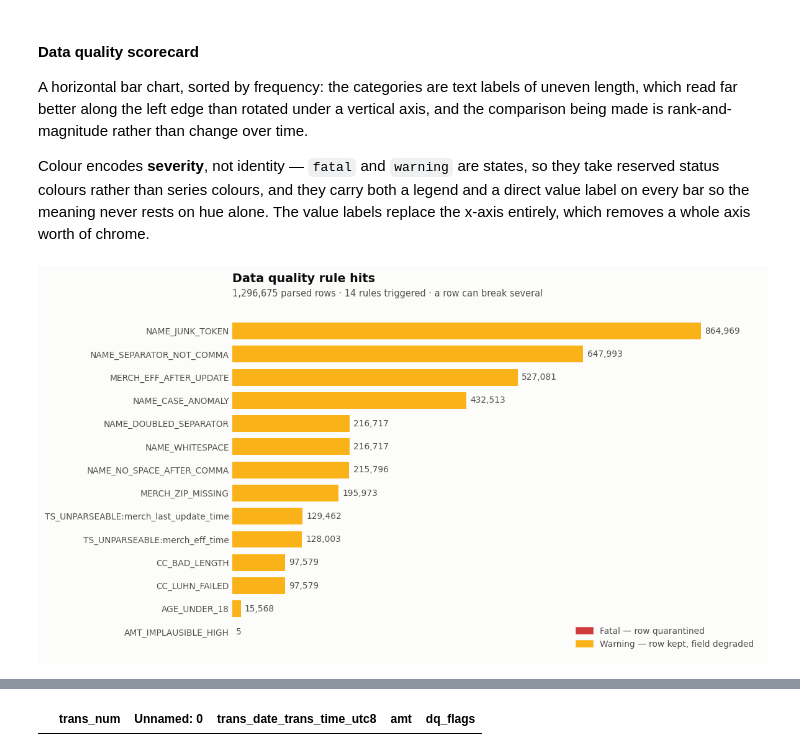
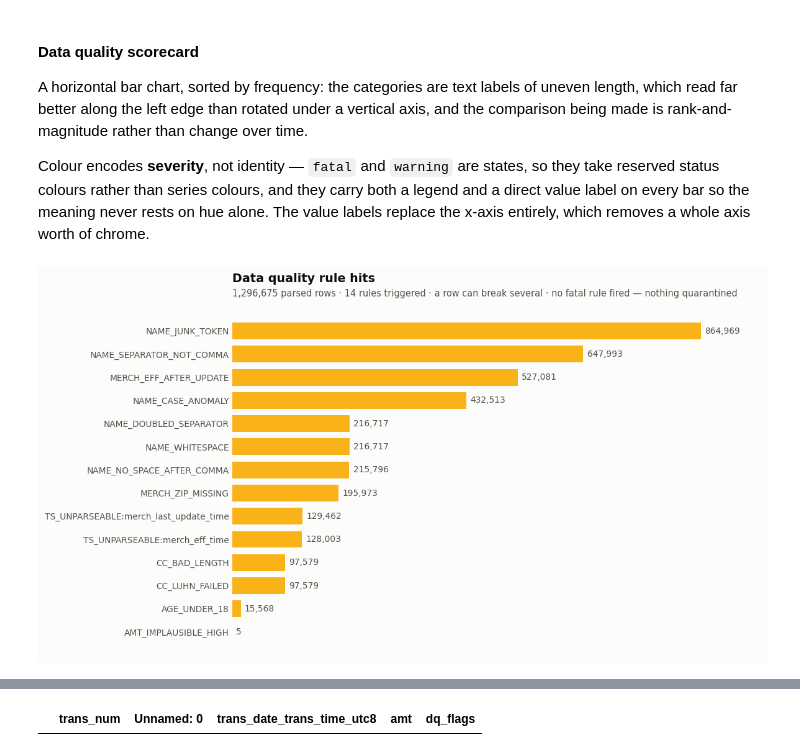
Before and after one commit to rongshiu/paynet_iv, a Jupyter notebook: notebooks/01_credit_card_transactions.ipynb, the cells around one changed output, grey strips where cells are left out. Cells and saved outputs as stored; diff of their text form; code cells hidden in the pictures.

```diff
--- a/notebooks/01_credit_card_transactions.ipynb
+++ b/notebooks/01_credit_card_transactions.ipynb
@@ -717,7 +714,15 @@ Warn rows stay in the clean table with their flags attached.
 # %%
 # A flag is just a literal appended when a condition holds. array_compact drops
 # the nulls, leaving only the rules the row actually broke.
+# Every flag name is recorded as it is defined. The severity policy in §4.7 is
+# then checked against the rules that actually exist, because a typo in
+# FATAL_FLAGS fails in the worst possible way: the rule is simply never fatal,
+# nothing is quarantined, and the run reports a clean feed. A silent no-op that
+# looks like good news is the kind of bug that survives review.
+FLAG_REGISTRY = set()
+
 def flag(condition, name):
+    FLAG_REGISTRY.add(name)
     return F.when(condition, F.lit(name))
 
 def collect_flags(*flags):
@@ -1612,30 +1629,42 @@ which removes a whole axis worth of chrome.
 # %%
 fig, ax = plt.subplots(figsize=(10, 0.36 * len(flag_counts) + 1.6))
 
 order = flag_counts.sort_values("count")
 colors = [vz.STATUS["critical"] if s == "fatal" else vz.STATUS["warning"]
           for s in order["severity"]]
 
 bars = ax.barh(order["rule"], order["count"], color=colors, height=0.72)
 vz.label_bars(ax, bars, fmt="{:,.0f}", horizontal=True)
 
+_n_fatal_rules = int((flag_counts["severity"] == "fatal").sum())
 ax.set_title("Data quality rule hits")
-vz.subtitle(ax, f"{n_in:,} parsed rows · {len(flag_counts)} rules triggered · a row can break several")
+vz.subtitle(
+    ax,
+    f"{n_in:,} parsed rows · {len(flag_counts)} rules triggered · a row can break several · "
+    + (f"{_n_fatal_rules} fatal, {n_reject:,} rows quarantined"
+       if _n_fatal_rules else "no fatal rule fired — nothing quarantined")
+)
 ax.set_xlabel("")
 ax.set_xticks([])
 ax.grid(False)
 ax.spines["bottom"].set_visible(False)
 ax.margins(x=0.13)
 
-handles = [
-    plt.Rectangle((0, 0), 1, 1, color=vz.STATUS["critical"]),
-    plt.Rectangle((0, 0), 1, 1, color=vz.STATUS["warning"]),
+# Only legend the severities that are actually on the chart. A key advertising
+# a colour that appears nowhere invites the reader to hunt for bars that do not
+# exist -- and on this feed nothing is fatal, which the subtitle states outright
+# rather than leaving as an absence to be inferred.
+_severity_key = [
+    ("fatal",   vz.STATUS["critical"], "Fatal — row quarantined"),
+    ("warning", vz.STATUS["warning"],  "Warning — row kept, field degraded"),
 ]
-ax.legend(handles, ["Fatal — row quarantined", "Warning — row kept, field degraded"],
-          loc="lower right", ncol=1)
+_present = [(c, lbl) for sev, c, lbl in _severity_key if (flag_counts["severity"] == sev).any()]
+if len(_present) > 1:
+    ax.legend([plt.Rectangle((0, 0), 1, 1, color=c) for c, _ in _present],
+              [lbl for _, lbl in _present], loc="lower right", ncol=1)
 
 vz.save(fig, "01_dq_scorecard")
 plt.show()
 # %% [output]
-[figure, old version]
+[figure, new version]
 # %% [markdown]
```
Also changed, not shown: parts of 9 cells of this notebook.
